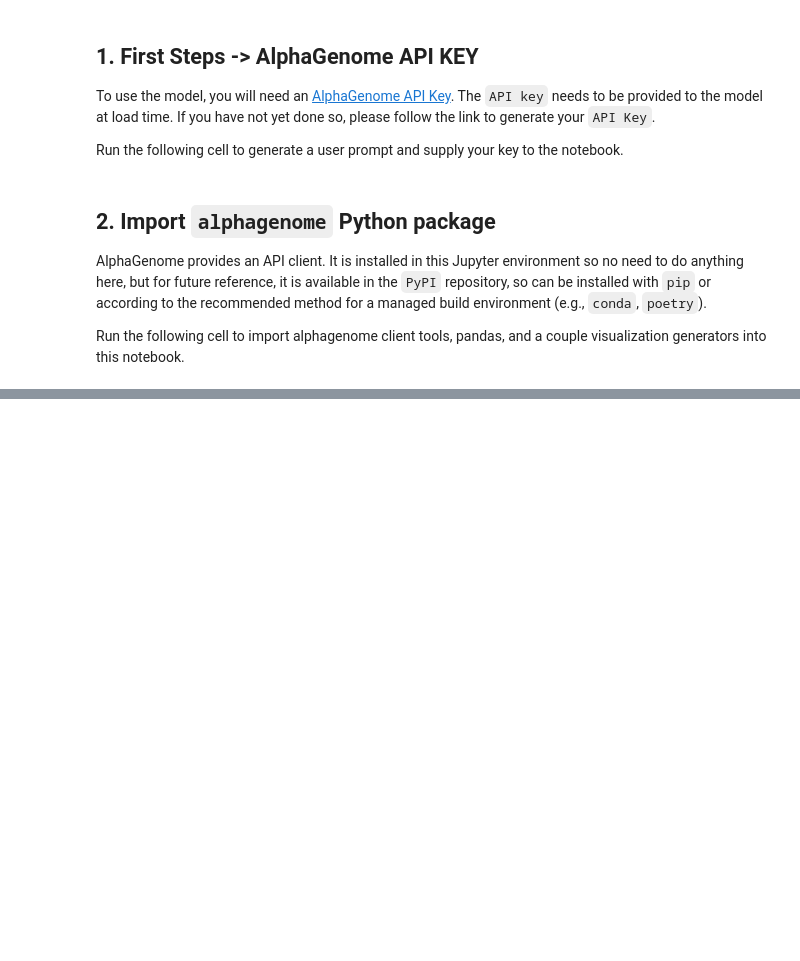
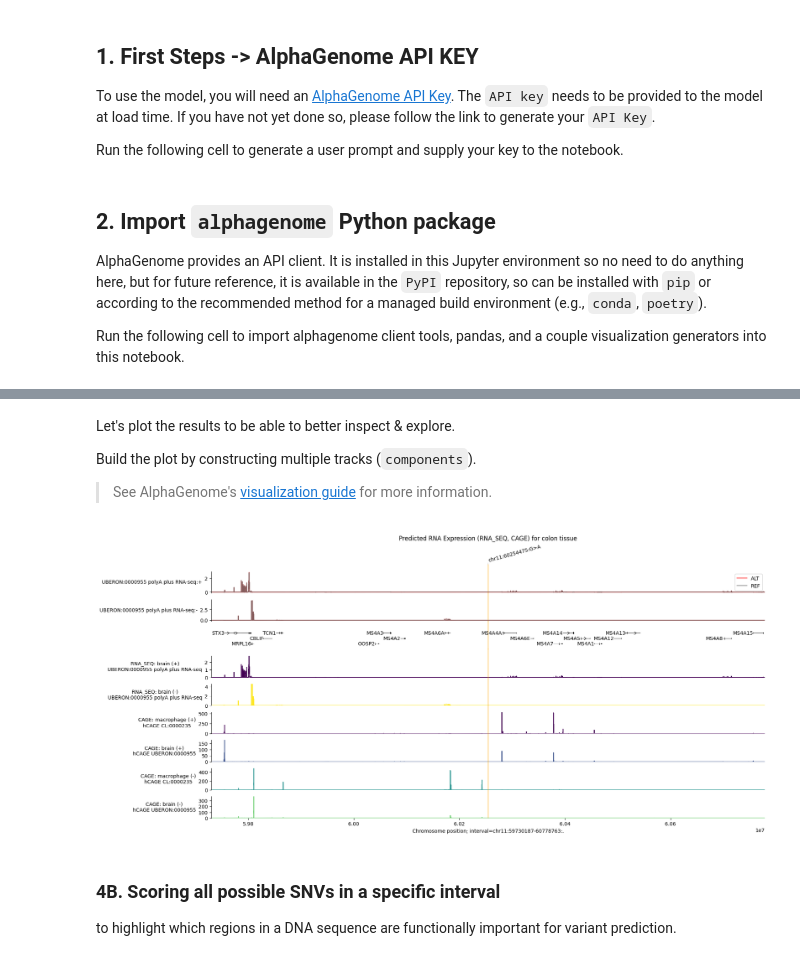
Before and after one commit to UPENN-PNGC/pngc-training, a Jupyter notebook: spring_2026_using_alphagenome_introductory_practical_session/alphagenome_intro_practical.ipynb, the cells around one changed output, grey strips where cells are left out. Saved outputs shown, nothing was run; the diff lists cells and outputs as text; code cells hidden in the pictures; blank space fills up the shorter version.

```diff
--- a/spring_2026_using_alphagenome_introductory_practical_session/alphagenome_intro_practical.ipynb
+++ b/spring_2026_using_alphagenome_introductory_practical_session/alphagenome_intro_practical.ipynb
@@ -78 +89,19 @@ Output types: ['ATAC', 'CAGE', 'DNASE', 'RNA_SEQ', 'CHIP_HISTONE', 'CHIP_TF', 'S
+# %%
+# Load gene annotations (from GENCODE).
+gtf = pd.read_feather(
+    "https://storage.googleapis.com/alphagenome/reference/gencode/"
+    "hg38/gencode.v46.annotation.gtf.gz.feather"
+)
+
+# Filter to protein-coding genes and highly supported transcripts.
+gtf_transcript = gene_annotation.filter_transcript_support_level(
+    gene_annotation.filter_protein_coding(gtf), ["1"]
+)
+
+# Extractor for identifying transcripts in a region.
+transcript_extractor = transcript.TranscriptExtractor(gtf_transcript)
+
+# Also define an extractor that fetches only the longest transcript per gene.
+gtf_longest_transcript = gene_annotation.filter_to_longest_transcript(gtf_transcript)
+longest_transcript_extractor = transcript.TranscriptExtractor(gtf_longest_transcript)
 # %% [markdown]
@@ -85,0 +185,42 @@ From Bellenguez et al. 2022
+# %% [markdown]
+Let's plot the results to be able to better inspect & explore.
+
+Build the plot by constructing multiple tracks (`components`).
+
+> See AlphaGenome's [visualization guide](https://www.alphagenomedocs.com/visualization_library_basics.html#visualization-basics) for more information.
+# %%
+transcripts = transcript_extractor.extract(interval=interval)
+# Extract the longest transcripts per gene for this interval.
+longest_transcripts = longest_transcript_extractor.extract(interval)
+
+
+plot = plot_components.plot(
+    [
+        plot_components.OverlaidTracks(
+            tdata={
+                "REF": variant_output.reference.rna_seq,
+                "ALT": variant_output.alternate.rna_seq,
+            },
+            colors={"REF": "dimgrey", "ALT": "red"},
+        ),
+        plot_components.TranscriptAnnotation(longest_transcripts),
+        plot_components.Tracks(
+            tdata=variant_output.reference.rna_seq,
+            ylabel_template="RNA_SEQ: {biosample_name} ({strand})\n{name}",
+        ),
+        plot_components.Tracks(
+            tdata=variant_output.reference.cage,
+            ylabel_template="CAGE: {biosample_name} ({strand})\n{name}",
+        ),
+    ],
+    # Annotate the location of the variant as a vertical line.
+    annotations=[plot_components.VariantAnnotation([variant], alpha=0.8)],
+    interval=interval,
+    title="Predicted RNA Expression (RNA_SEQ, CAGE) for colon tissue",
+)
+# %% [output]
+[figure, added]
+# %% [markdown]
+### 4B. Scoring all possible SNVs in a specific interval
+
+to highlight which regions in a DNA sequence are functionally important for variant prediction.
```
Also changed, not shown: parts of 11 cells of this notebook, 3 other files.
